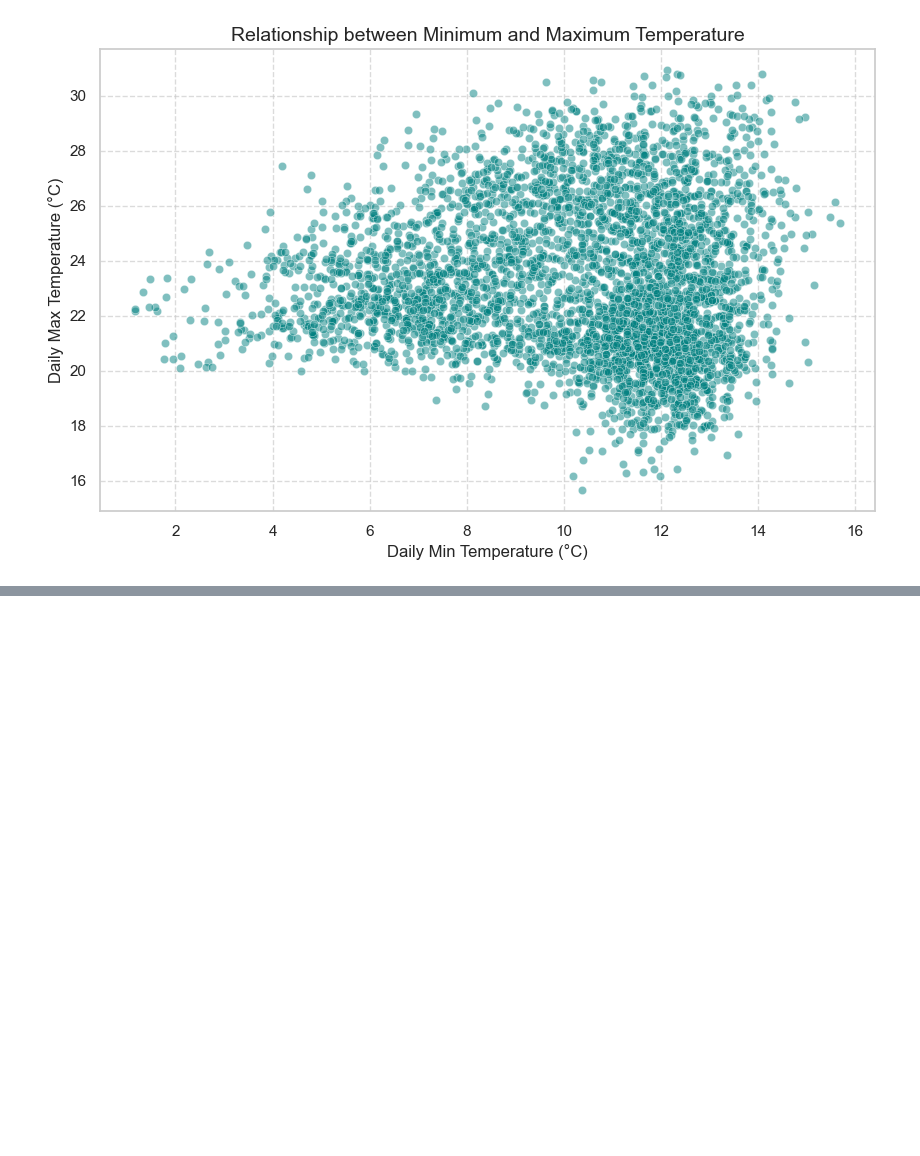
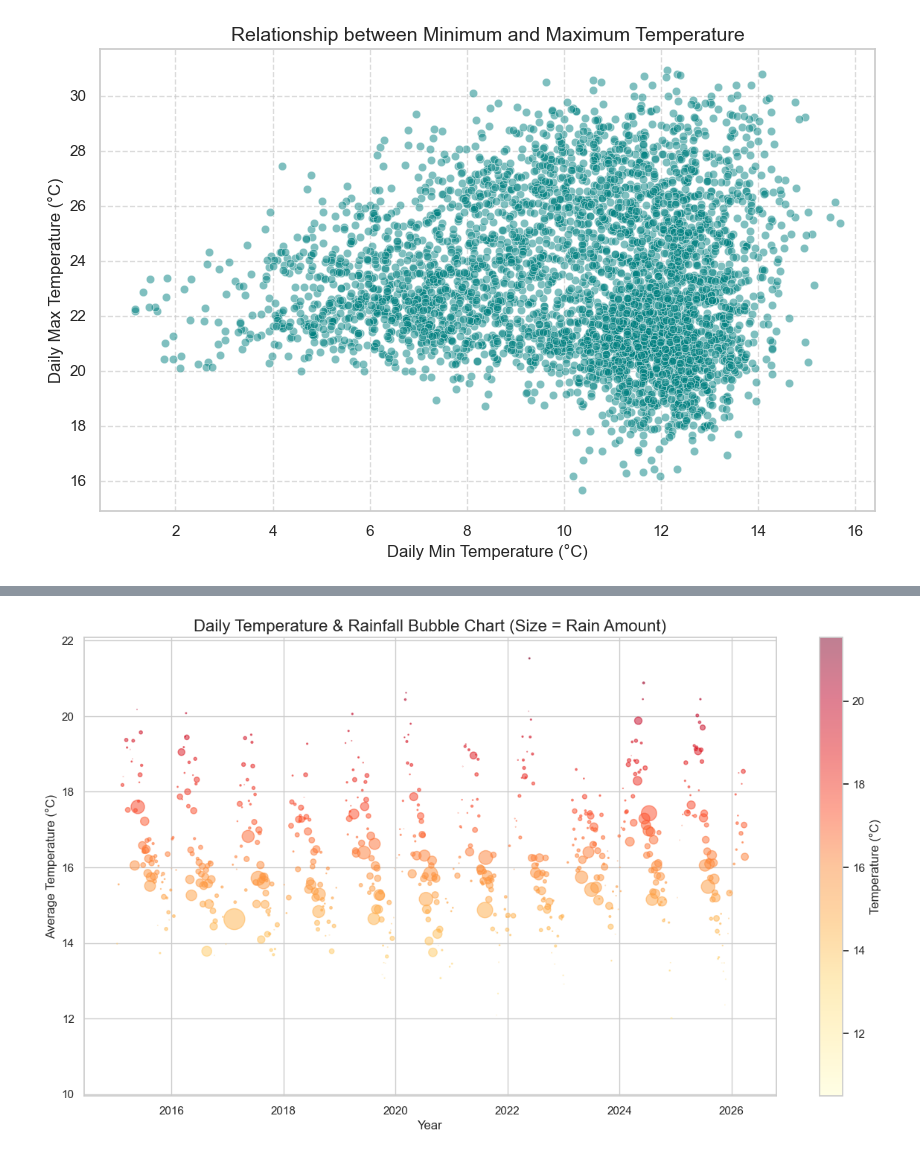
Before and after one commit to SimretAbebe/climate-challenge-week0, a Jupyter notebook: notebooks/ethiopia_eda.ipynb, the cells around one changed output, grey strips where cells are left out. Saved outputs shown, nothing was run; the diff lists cells and outputs as text; code cells hidden in the pictures; blank space fills up the shorter version.

Commit message:
feat: complete EDA for Ethiopia climate data

```diff
--- a/notebooks/ethiopia_eda.ipynb
+++ b/notebooks/ethiopia_eda.ipynb
@@ -301,0 +324,20 @@ plt.show()
+# %%
+# Creating a Bubble Chart
+plt.figure(figsize=(15, 8))
+
+# I take a sample of the data (every 5th day) so the plot isn't too crowded
+sample_df = df.iloc[::5, :]
+
+bubble_plot = plt.scatter(sample_df['Date'], sample_df['T2M'],
+                          s=sample_df['PRECTOTCORR']*5, # Size of bubble = Rain
+                          alpha=0.5,
+                          c=sample_df['T2M'], # Color of bubble = Temperature
+                          cmap='YlOrRd')
+
+plt.colorbar(bubble_plot, label='Temperature (°C)')
+plt.title('Daily Temperature & Rainfall Bubble Chart (Size = Rain Amount)', fontsize=16)
+plt.xlabel('Year')
+plt.ylabel('Average Temperature (°C)')
+plt.show()
+# %% [output]
+[figure, added]
```
Also changed, not shown: parts of 10 cells of this notebook.
